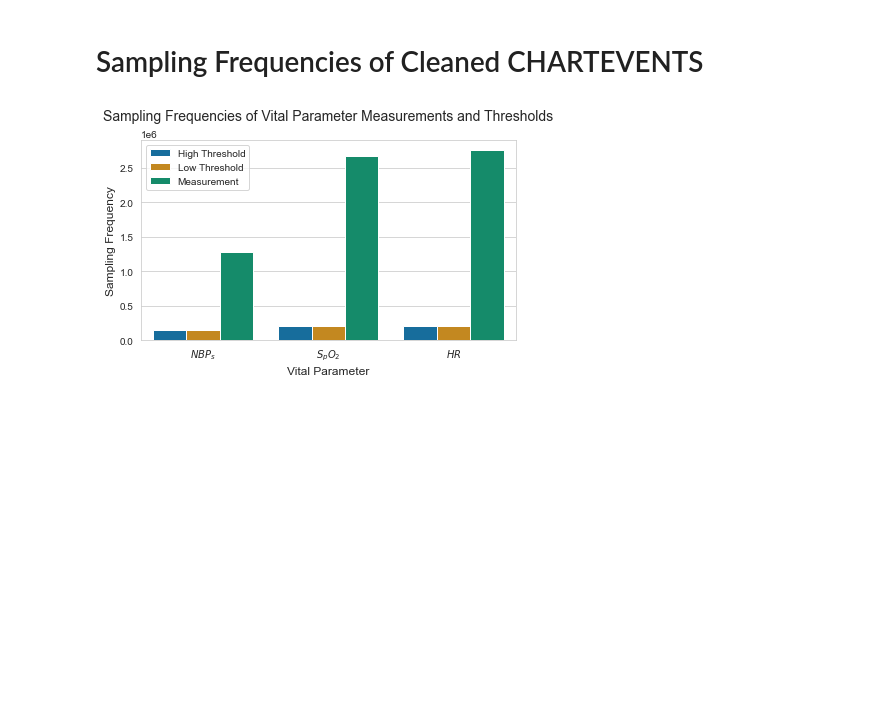
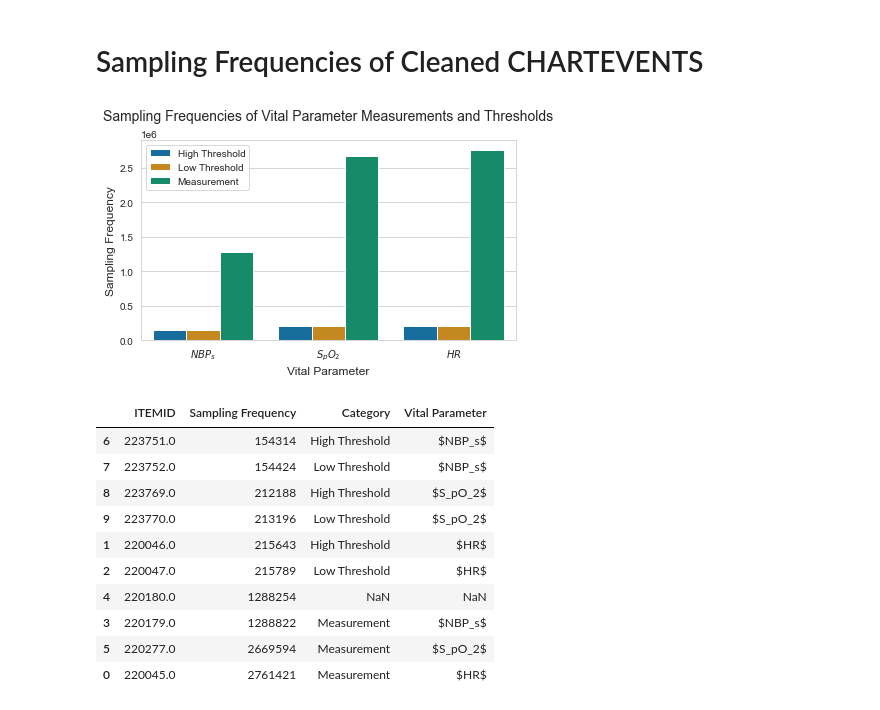
Before and after one commit to denise97/dhl2021, a Jupyter notebook: paper_visualizations/sampling_frequencies.ipynb, the cells around one changed output. Saved outputs shown, nothing was run; the diff lists cells and outputs as text; code cells hidden in the pictures; blank space fills up the shorter version.

```diff
--- a/paper_visualizations/sampling_frequencies.ipynb
+++ b/paper_visualizations/sampling_frequencies.ipynb
@@ -20,34 +20,46 @@ plotdata.sort_values(by=['Sampling Frequency'], inplace=True)
 plotdata.insert(loc=len(plotdata.columns), column='Category', value=np.nan)
 plotdata.loc[plotdata['ITEMID'].isin([220045, 220179, 220277]), 'Category'] = 'Measurement'
 plotdata.loc[plotdata['ITEMID'].isin([220046, 223751, 223769]), 'Category'] = 'High Threshold'
 plotdata.loc[plotdata['ITEMID'].isin([220047, 223752, 223770]), 'Category'] = 'Low Threshold'
 
 # Add column for parameter (x-axis label)
 plotdata.insert(loc=len(plotdata.columns), column='Vital Parameter', value=np.nan)
 plotdata.loc[plotdata['ITEMID'].isin([220045, 220046, 220047]), 'Vital Parameter'] = '$HR$'
 plotdata.loc[plotdata['ITEMID'].isin([220179, 223751, 223752]), 'Vital Parameter'] = '$NBP_s$'
 plotdata.loc[plotdata['ITEMID'].isin([220277, 223769, 223770]), 'Vital Parameter'] = '$S_pO_2$'
 
 # Actual plot
 sns.set_style('whitegrid')
 fig, ax = plt.subplots(1, figsize=(6, 4))
 g = sns.barplot(
     ax=ax,
     data=plotdata,
     x='Vital Parameter',
     y='Sampling Frequency',
     hue='Category',
     palette=sns.color_palette('colorblind'))
 
-# Adjust texts
+# Adjust texts and layout
 ax.set_title('Sampling Frequencies of Vital Parameter Measurements and Thresholds', fontsize=14, pad=20)
 ax.set_xlabel('Vital Parameter', fontsize=12)
 ax.set_ylabel('Sampling Frequency', fontsize=12)
 g.get_legend().set_title(None)
+plt.tight_layout()
 
-# Improve layout and show plot
-plt.tight_layout()
+# Show plot and actual numbers
 plt.show(fig)
-#fig.savefig('../../plots/sampling_frequencies_clean_chartevents.pdf')
+#fig.savefig('../../plots/paper_sampling_frequencies_clean_chartevents.pdf')
+plotdata
 # %% [output]
 [figure]
+|  | ITEMID | Sampling Frequency | Category | Vital Parameter |
+| 6 | 223751.0 | 154314 | High Threshold | $NBP_s$ |
+| 7 | 223752.0 | 154424 | Low Threshold | $NBP_s$ |
+| 8 | 223769.0 | 212188 | High Threshold | $S_pO_2$ |
+| 9 | 223770.0 | 213196 | Low Threshold | $S_pO_2$ |
+| 1 | 220046.0 | 215643 | High Threshold | $HR$ |
+| 2 | 220047.0 | 215789 | Low Threshold | $HR$ |
+| 4 | 220180.0 | 1288254 | NaN | NaN |
+| 3 | 220179.0 | 1288822 | Measurement | $NBP_s$ |
+| 5 | 220277.0 | 2669594 | Measurement | $S_pO_2$ |
+| 0 | 220045.0 | 2761421 | Measurement | $HR$ |
```
Also changed, not shown: 1 other file.
